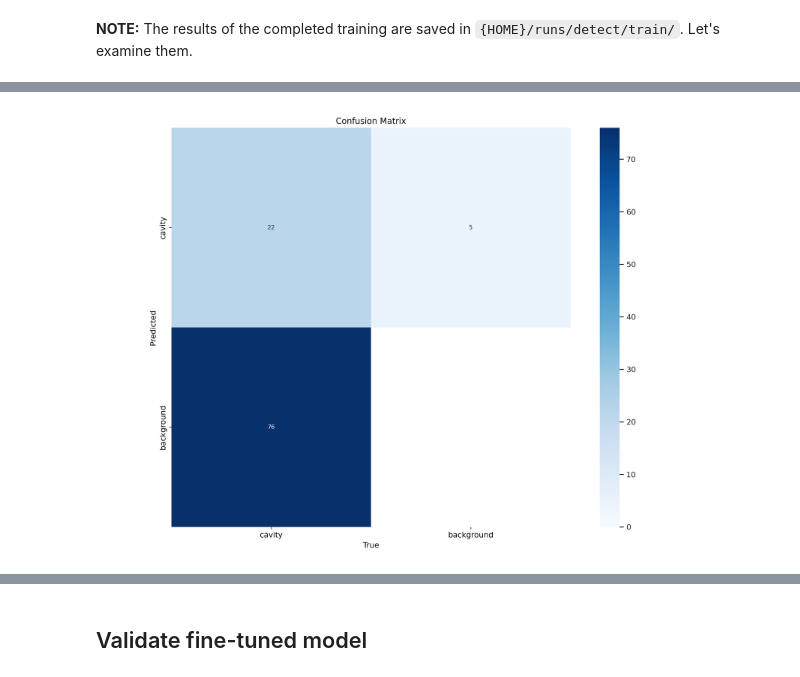
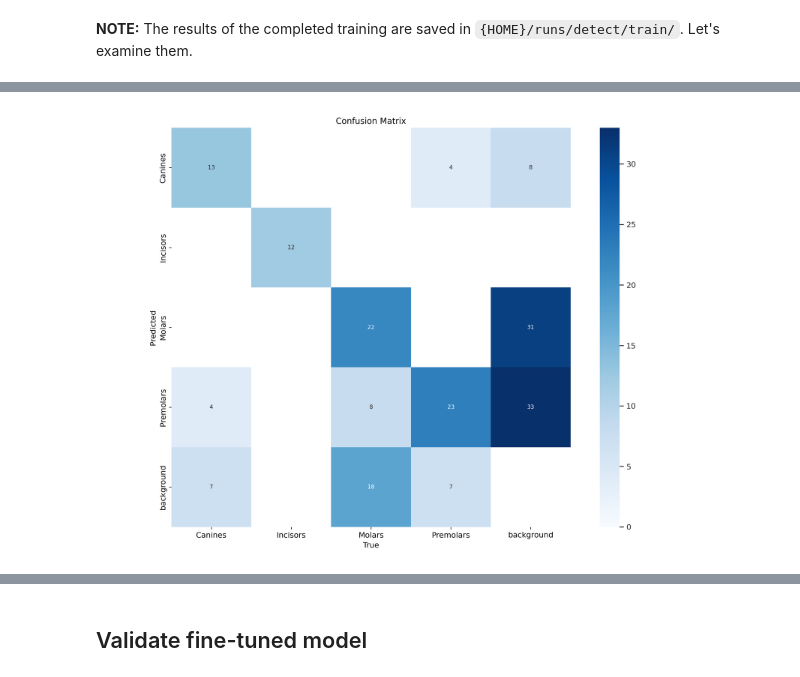
Before and after one commit to Sidharthareddy99/BostonHouse, a Jupyter notebook: notebook/yolo11_object_detection_custom_dataset.ipynb, the cells around one changed output, grey strips where cells are left out. Saved outputs shown, nothing was run; the diff lists cells and outputs as text; code cells hidden in the pictures.

```diff
--- a/notebook/yolo11_object_detection_custom_dataset.ipynb
+++ b/notebook/yolo11_object_detection_custom_dataset.ipynb
@@ -121,9 +122,9 @@ labels_correlogram.jpg                              results.png   weights
 # %%
 from IPython.display import Image as IPyImage
 
-IPyImage(filename=f'{HOME}/runs/detect/train/confusion_matrix.png', width=600)
+IPyImage(filename=f'{HOME}/runs/detect/train5/confusion_matrix.png', width=600)
 # %% [output]
-[figure, old version]
+[figure, new version]
 # %%
 from IPython.display import Image as IPyImage
 
```
Also changed, not shown: parts of 10 cells of this notebook.
